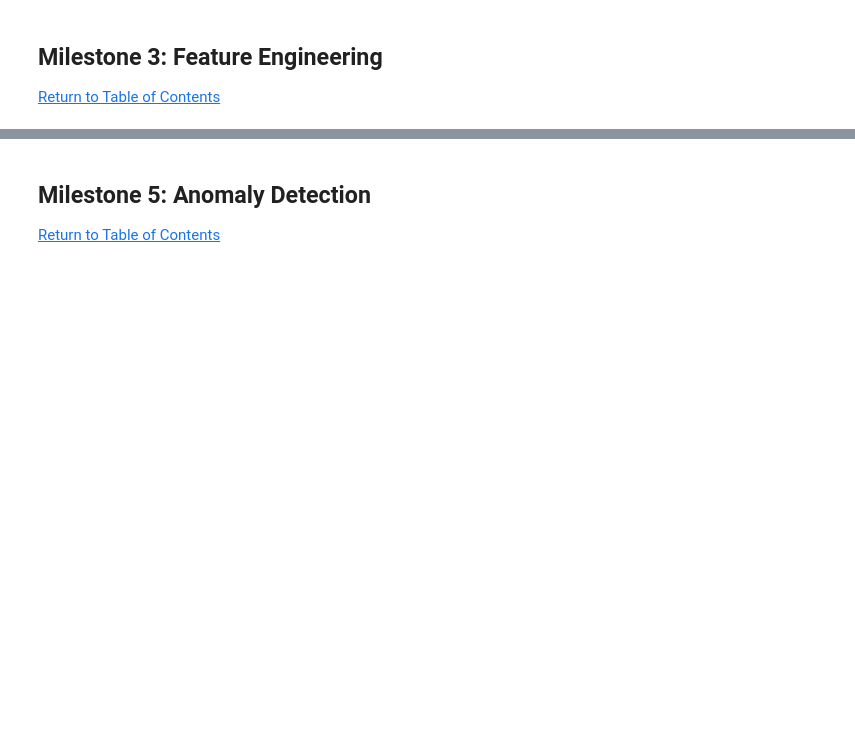
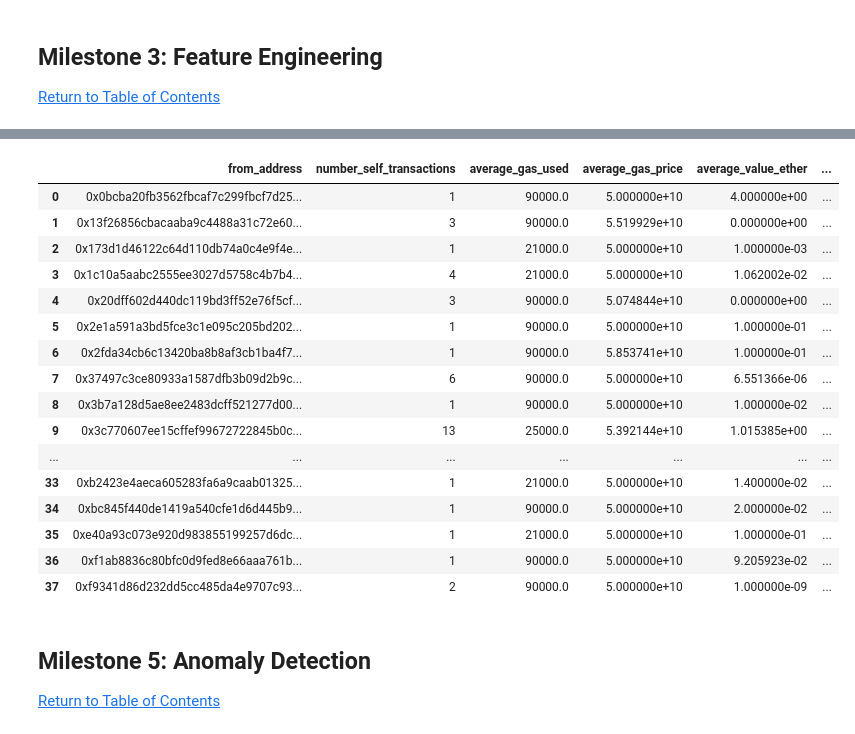
Before and after one commit to DataBuffs/detecting-ethereum-fraud, a Jupyter notebook: main.ipynb, the cells around one changed output, grey strips where cells are left out. Drawn from its saved outputs; the diff is of its cells as text; code cells hidden in the pictures; blank space fills up the shorter version.

```diff
--- a/main.ipynb
+++ b/main.ipynb
@@ -427,3 +521,40 @@ Unique to_addresses: 6754
+# %%
+# self_transactions
+
+# TODO: loop back around to transaction_type that we dropped earlier. in other dataset windows, we may
+# be able to get a value other than 0 which may be useful here.
+
+self_transactions = df[df['from_address'] == df['to_address']]
+
+# Create the DataFrame with the required aggregations
+wallet_summary = self_transactions.groupby('from_address').agg(
+    number_self_transactions=('from_address', 'size'),
+    average_gas_used=('gas', 'mean'),
+    average_gas_price=('gas_price', 'mean'),
+    average_value_ether=('value_ether', 'mean'),
+    first_nonce=('nonce', 'first')
+).reset_index()
+
+# Display the resulting DataFrame
+wallet_summary
+# %% [output]
+|  | from_address | number_self_transactions | average_gas_used | average_gas_price | average_value_ether | ... |
+| 0 | 0x0bcba20fb3562fbcaf7c299fbcf7d25... | 1 | 90000.0 | 5.000000e+10 | 4.000000e+00 | ... |
+| 1 | 0x13f26856cbacaaba9c4488a31c72e60... | 3 | 90000.0 | 5.519929e+10 | 0.000000e+00 | ... |
+| 2 | 0x173d1d46122c64d110db74a0c4e9f4e... | 1 | 21000.0 | 5.000000e+10 | 1.000000e-03 | ... |
+| 3 | 0x1c10a5aabc2555ee3027d5758c4b7b4... | 4 | 21000.0 | 5.000000e+10 | 1.062002e-02 | ... |
+| 4 | 0x20dff602d440dc119bd3ff52e76f5cf... | 3 | 90000.0 | 5.074844e+10 | 0.000000e+00 | ... |
+| 5 | 0x2e1a591a3bd5fce3c1e095c205bd202... | 1 | 90000.0 | 5.000000e+10 | 1.000000e-01 | ... |
+| 6 | 0x2fda34cb6c13420ba8b8af3cb1ba4f7... | 1 | 90000.0 | 5.853741e+10 | 1.000000e-01 | ... |
+| 7 | 0x37497c3ce80933a1587dfb3b09d2b9c... | 6 | 90000.0 | 5.000000e+10 | 6.551366e-06 | ... |
+| 8 | 0x3b7a128d5ae8ee2483dcff521277d00... | 1 | 90000.0 | 5.000000e+10 | 1.000000e-02 | ... |
+| 9 | 0x3c770607ee15cffef99672722845b0c... | 13 | 25000.0 | 5.392144e+10 | 1.015385e+00 | ... |
+| ... | ... | ... | ... | ... | ... | ... |
+| 33 | 0xb2423e4aeca605283fa6a9caab01325... | 1 | 21000.0 | 5.000000e+10 | 1.400000e-02 | ... |
+| 34 | 0xbc845f440de1419a540cfe1d6d445b9... | 1 | 90000.0 | 5.000000e+10 | 2.000000e-02 | ... |
+| 35 | 0xe40a93c073e920d983855199257d6dc... | 1 | 21000.0 | 5.000000e+10 | 1.000000e-01 | ... |
+| 36 | 0xf1ab8836c80bfc0d9fed8e66aaa761b... | 1 | 90000.0 | 5.000000e+10 | 9.205923e-02 | ... |
+| 37 | 0xf9341d86d232dd5cc485da4e9707c93... | 2 | 90000.0 | 5.000000e+10 | 1.000000e-09 | ... |
 # %% [markdown]
 ## Milestone 5: Anomaly Detection
 [Return to Table of Contents](#table-of-contents)
```
Also changed, not shown: parts of 19 cells of this notebook.
